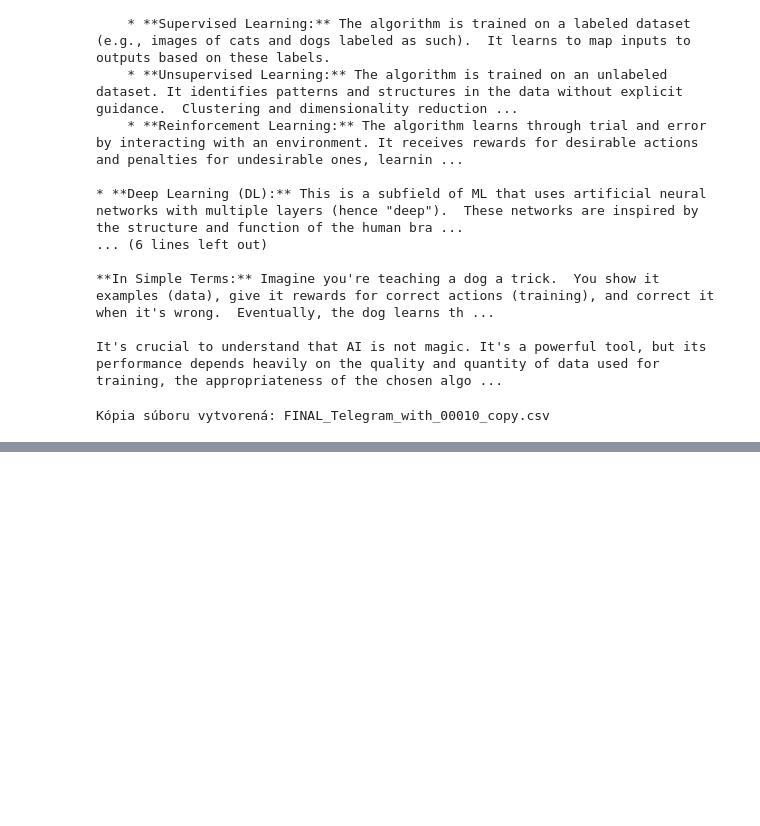
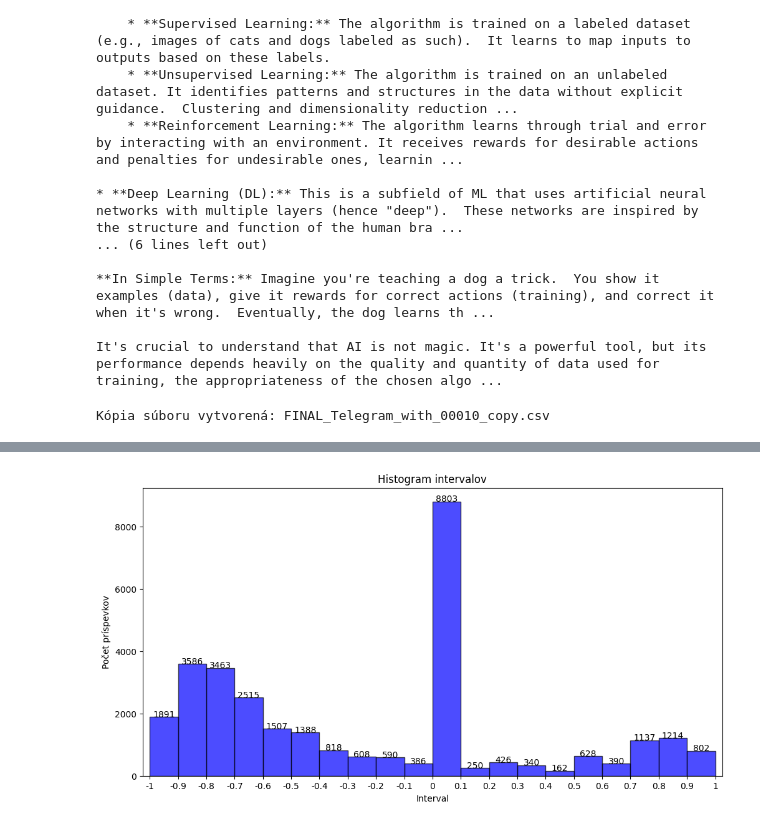
Before and after one commit to Micharo2/bakalarka, a Jupyter notebook: Kod.ipynb, the cells around one changed output, grey strips where cells are left out. Cells and saved outputs as stored; diff of their text form; code cells hidden in the pictures; blank space fills up the shorter version.

```diff
--- a/Kod.ipynb
+++ b/Kod.ipynb
@@ -741,3 +767,67 @@ display(df)
+# %%
+import pandas as pd
+import matplotlib.pyplot as plt
+import numpy as np
+
+# Načítanie CSV súboru
+df = pd.read_csv("Telegram_30904_labeled (1).csv")
+
+# Skontrolujeme, či existuje stĺpec "Sentiment_skore"
+if "Sentiment_skore" not in df.columns:
+    raise ValueError("Stĺpec 'Sentiment_skore' sa v súbore nenachádza.")
+
+# Konvertovanie hodnôt na čísla
+df["Sentiment_skore"] = pd.to_numeric(df["Sentiment_skore"], errors='coerce')
+
+# Definícia hraníc binov: od -1 do 1 s krokom 0.1
+bins = np.arange(-1, 1.1, 0.1)  # Vygeneruje: -1.0, -0.9, -0.8, …, 1.0
+
+# Roztriedenie hodnôt do kategórií podľa definovaných binov.
+# Parametre right=False a include_lowest=True zabezpečia, že hodnota rovná ľavej hranici patrí do intervalu.
+df['score_bin'] = pd.cut(df["Sentiment_skore"], bins=bins, right=False, include_lowest=True)
+
+# Spočítanie počtu výskytov pre jednotlivé intervaly
+bin_counts = df['score_bin'].value_counts().sort_index()
+
+# Vytvorenie histogramu: stĺpce budú bez medzier (width=1.0)
+plt.figure(figsize=(12, 6))
+ax = bin_counts.plot(kind='bar', color='blue', edgecolor='black', width=1.0, alpha=0.7)
+
+# Funkcia na formátovanie binovej hranice podľa zadania
+def format_boundary(b):
+    if np.isclose(b, -1.0):
+        return "-1"
+    elif np.isclose(b, 0.0):
+        return "0"
+    elif np.isclose(b, 1.0):
+        return "1"
+    else:
+        # Ak je celé číslo, odstránime desatinnú časť
+        if b == int(b):
+            return f"{int(b)}"
+        else:
+            return f"{b:.1f}"
+
+# Nastavenie tick labelov na osi X pre všetky binové hranice
+# Pre N intervalov (barov) budeme mať N+1 binových hraníc.
+num_bins = len(bin_counts)          # počet intervalov (napr. 20)
+tick_positions = np.arange(-0.5, num_bins - 0.5 + 1, 1)  # pozície: -0.5, 0.5, 1.5, ..., num_bins-0.5
+tick_labels = [format_boundary(b) for b in bins]         # formátované hodnoty hraníc
+
+plt.xticks(tick_positions, tick_labels, rotation=0)
+
+# Nastavenie názvov grafu a osí
+plt.xlabel("Interval")
+plt.ylabel("Počet príspevkov")
+plt.title("Histogram intervalov")
+
+# Pridanie počtov výskytov nad stĺpce
+for i, v in enumerate(bin_counts):
+    ax.text(i, v + 1, str(v), ha='center', fontsize=10)
+
+plt.show()
+# %% [output]
+[figure, added]
 # %%
 import pandas as pd
 import numpy as np
```
Also changed, not shown: parts of 12 cells of this notebook.
